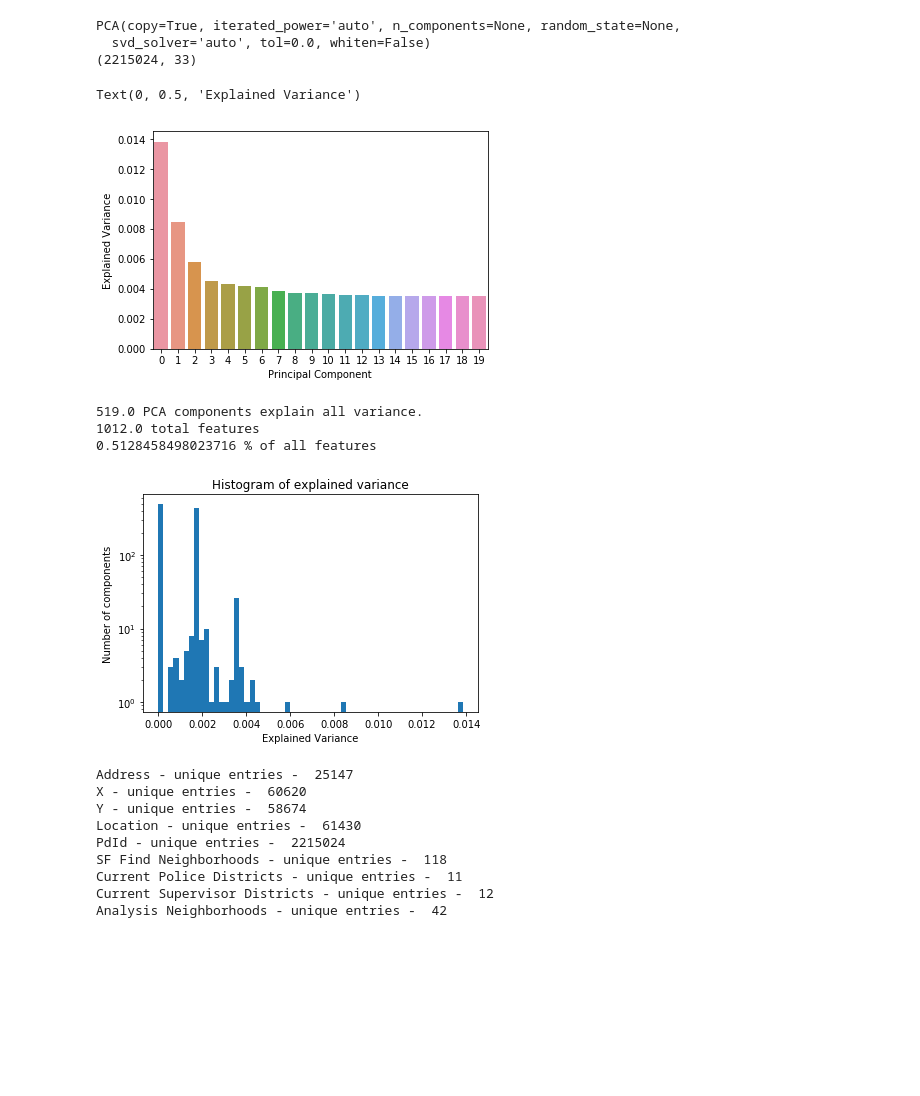
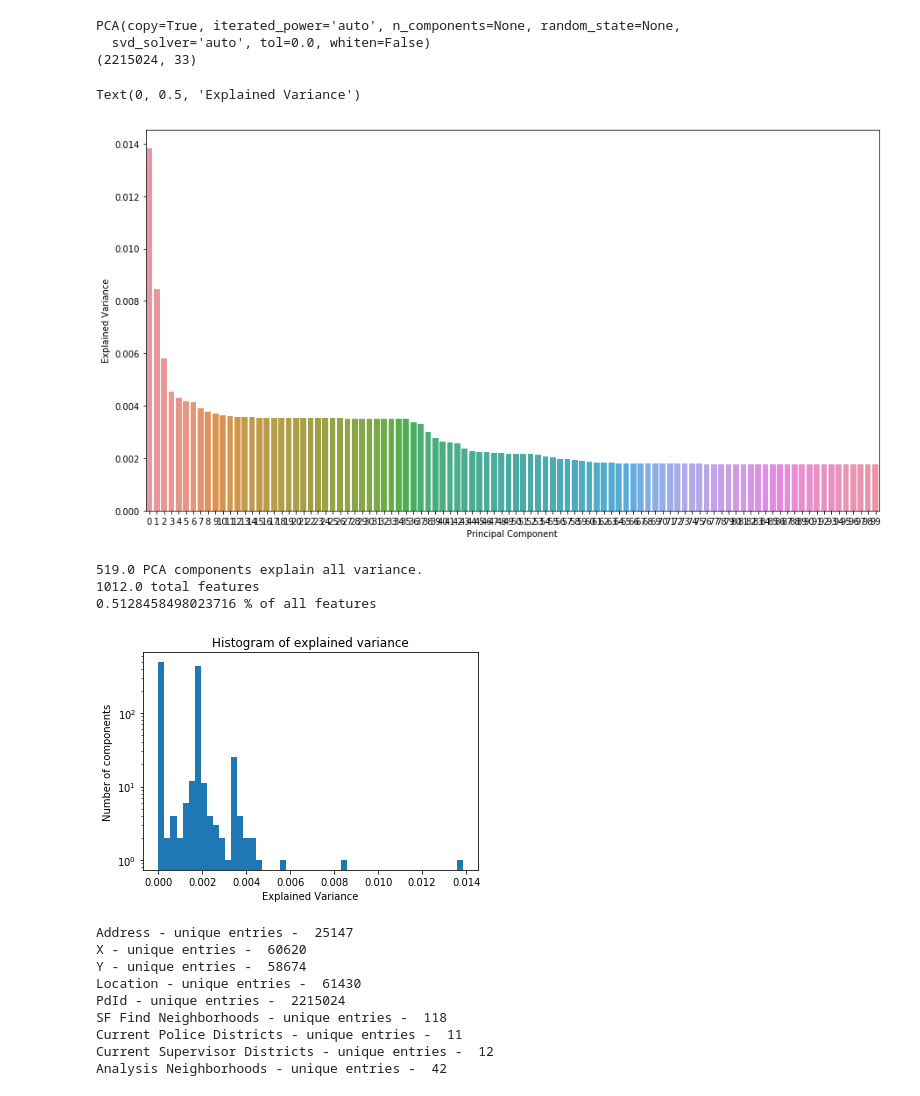
Before and after one commit to daericks/datasf, a Jupyter notebook: notebooks/initial_exploration.ipynb, the cells around one changed output. Saved outputs shown, nothing was run; the diff lists cells and outputs as text; code cells hidden in the pictures; blank space fills up the shorter version.

```diff
--- a/notebooks/initial_exploration.ipynb
+++ b/notebooks/initial_exploration.ipynb
@@ -97,15 +97,16 @@ PCA(copy=True, iterated_power='auto', n_components=None, random_state=None,
 (2215024, 33)
 # %%
 # Explained Variance
-ax = sns.barplot(x=np.arange(20), y=pca.explained_variance_[0:20]/sum(pca.explained_variance_))
+plt.figure(figsize=(15,8))
+ax = sns.barplot(x=np.arange(100), y=pca.explained_variance_[0:100]/sum(pca.explained_variance_))
 ax.set_xlabel('Principal Component')
 ax.set_ylabel('Explained Variance')
 # %% [output]
 Text(0, 0.5, 'Explained Variance')
-[figure, old version]
+[figure, new version]
 # %%
 # Histogram of explained variance
-vals, bins, patches = plt.hist(pca.explained_variance_/sum(pca.explained_variance_), log=True, bins=60)
+vals, bins, patches = plt.hist(pca.explained_variance_/sum(pca.explained_variance_), log=True, bins=50)
 plt.title('Histogram of explained variance')
 plt.xlabel('Explained Variance')
 plt.ylabel('Number of components')
@@ -119,7 +120,7 @@ print(num_exp_var/np.sum(vals), '% of all features')
 519.0 PCA components explain all variance.
 1012.0 total features
 0.5128458498023716 % of all features
-[figure, old version]
+[figure, new version]
 # %%
 cols_list = ['Address', 'X', 'Y', 'Location', 'PdId',
        'SF Find Neighborhoods', 'Current Police Districts',
```
